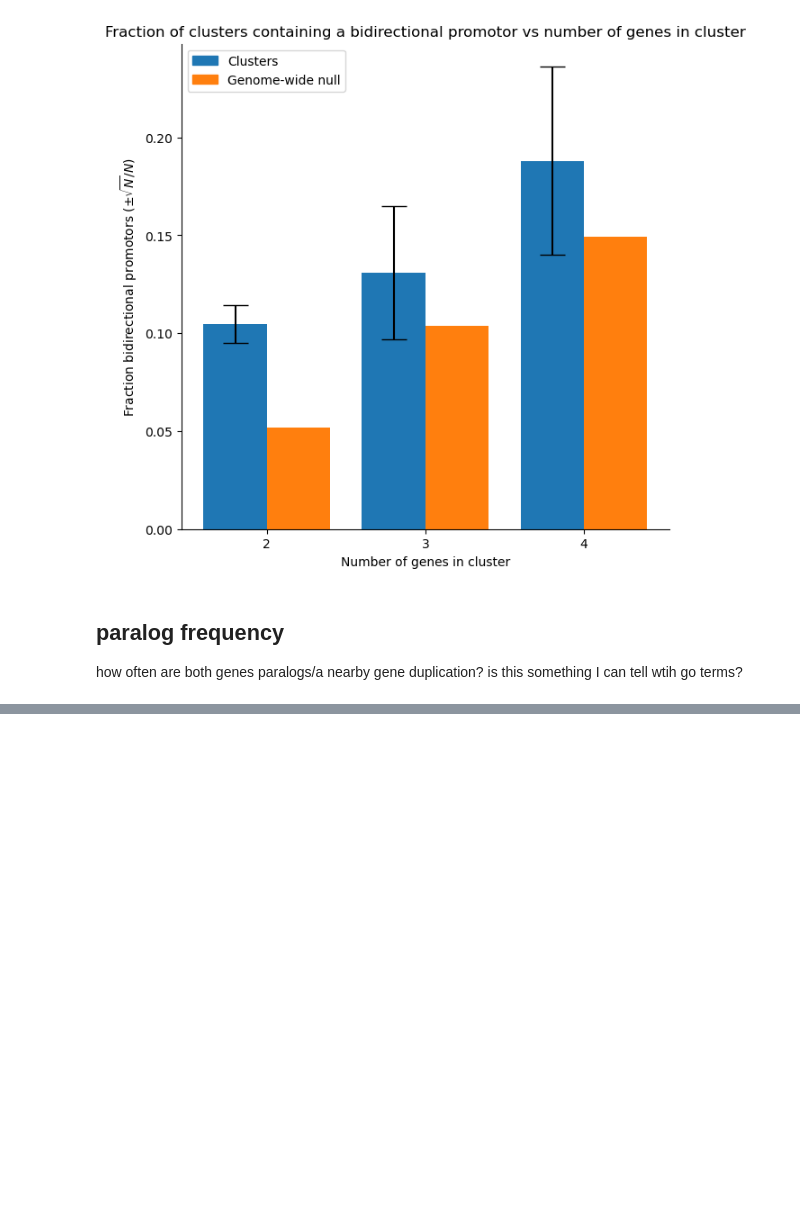
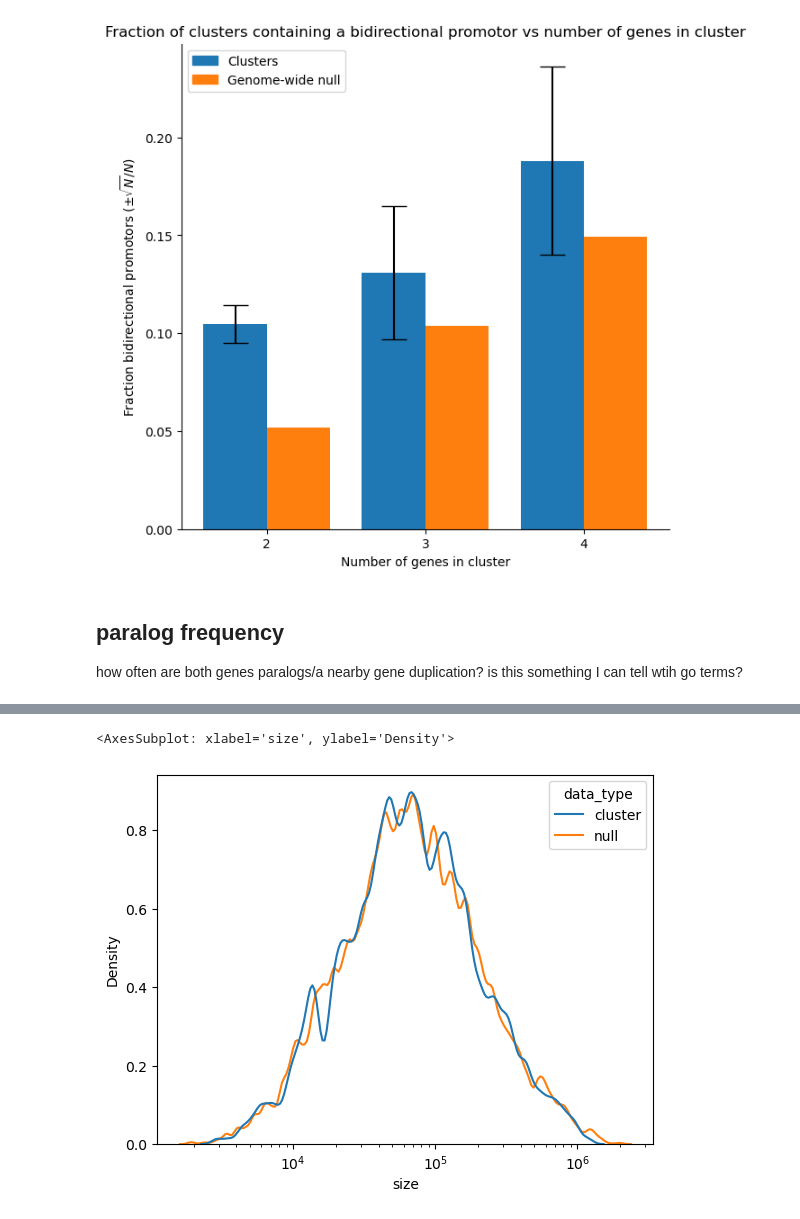
Before and after one commit to kal26/pcqtls, a Jupyter notebook: workflow/notebooks/cluster_analysis/cluster_annotation.ipynb, the cells around one changed output, grey strips where cells are left out. Cells and saved outputs as stored; diff of their text form; code cells hidden in the pictures; blank space fills up the shorter version.

```diff
--- a/workflow/notebooks/cluster_analysis/cluster_annotation.ipynb
+++ b/workflow/notebooks/cluster_analysis/cluster_annotation.ipynb
@@ -309,0 +479,14 @@ is this something I can tell wtih go terms?
+# %%
+
+cluster_df['normed_log_size'] = np.log10(cluster_df['size'])/np.log10(join_df['size'].max())
+full_null_df['normed_log_size'] = np.log10(full_null_df['size'])/np.log10(join_df['size'].max())
+
+
+resamp_idxs = resample_dist(cluster_df[cluster_df['N_genes']==2]['normed_log_size'], full_null_df['normed_log_size'], n=10000)
+# %%
+# size distribution after resampling
+join_df = pd.concat([cluster_df[cluster_df['N_genes']==2], full_null_df.reset_index().iloc[resamp_idxs]], keys=['cluster', 'null'], names=['data_type', 'id'])
+sns.kdeplot(join_df, x='size', hue='data_type', bw_adjust=.3, common_norm=False, log_scale=(10,None))
+# %% [output]
+<AxesSubplot: xlabel='size', ylabel='Density'>
+[figure, added]
```
Also changed, not shown: parts of 24 cells of this notebook.
